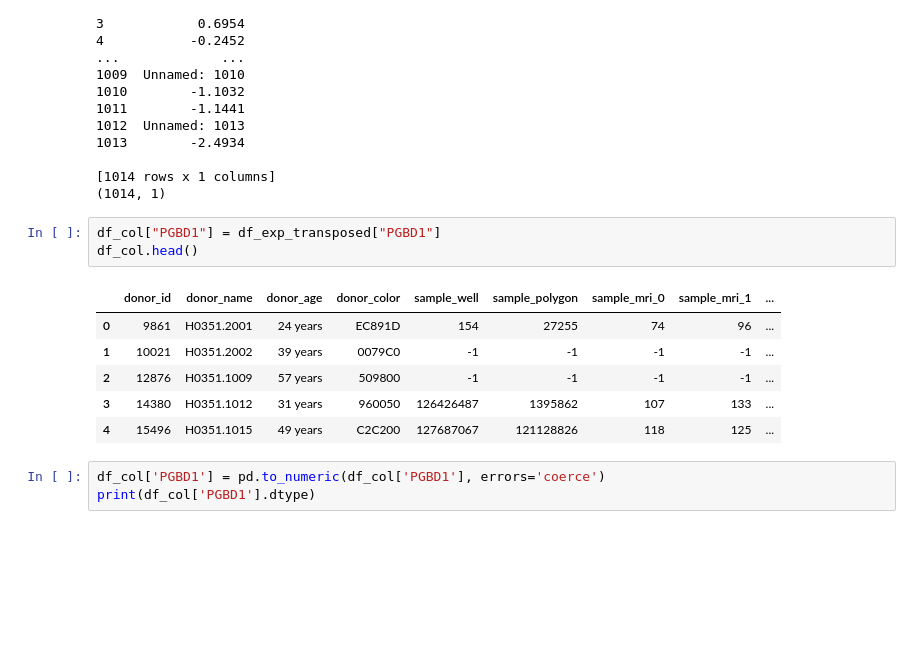
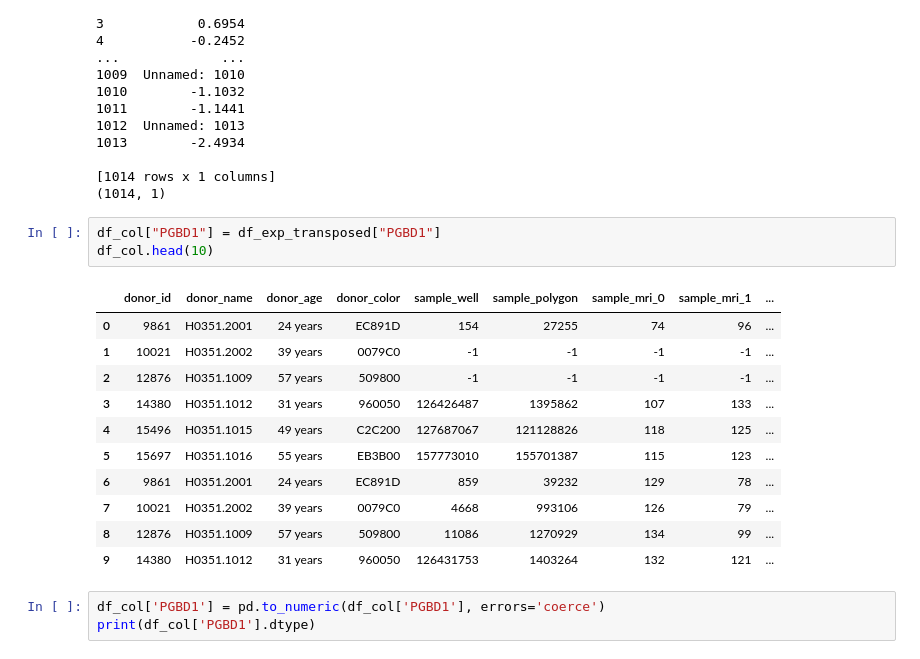
Before and after one commit to MaartenDekkers02/BigDataCourse2025, a Jupyter notebook: Assignment2.ipynb, the cells around one changed output. Cells and saved outputs as stored; diff of their text form; blank space fills up the shorter version.

```diff
--- a/Assignment2.ipynb
+++ b/Assignment2.ipynb
@@ -184,14 +184,19 @@ print(df_exp_transposed.shape)
 (1014, 1)
 # %%
 df_col["PGBD1"] = df_exp_transposed["PGBD1"]
-df_col.head()
+df_col.head(10)
 # %% [output]
 |  | donor_id | donor_name | donor_age | donor_color | sample_well | sample_polygon | sample_mri_0 | sample_mri_1 | ... |
 | 0 | 9861 | H0351.2001 | 24 years | EC891D | 154 | 27255 | 74 | 96 | ... |
 | 1 | 10021 | H0351.2002 | 39 years | 0079C0 | -1 | -1 | -1 | -1 | ... |
 | 2 | 12876 | H0351.1009 | 57 years | 509800 | -1 | -1 | -1 | -1 | ... |
 | 3 | 14380 | H0351.1012 | 31 years | 960050 | 126426487 | 1395862 | 107 | 133 | ... |
 | 4 | 15496 | H0351.1015 | 49 years | C2C200 | 127687067 | 121128826 | 118 | 125 | ... |
+| 5 | 15697 | H0351.1016 | 55 years | EB3B00 | 157773010 | 155701387 | 115 | 123 | ... |
+| 6 | 9861 | H0351.2001 | 24 years | EC891D | 859 | 39232 | 129 | 78 | ... |
+| 7 | 10021 | H0351.2002 | 39 years | 0079C0 | 4668 | 993106 | 126 | 79 | ... |
+| 8 | 12876 | H0351.1009 | 57 years | 509800 | 11086 | 1270929 | 134 | 99 | ... |
+| 9 | 14380 | H0351.1012 | 31 years | 960050 | 126431753 | 1403264 | 132 | 121 | ... |
 # %%
 df_col['PGBD1'] = pd.to_numeric(df_col['PGBD1'], errors='coerce')
 print(df_col['PGBD1'].dtype)
```
Also changed, not shown: parts of 10 cells of this notebook.
